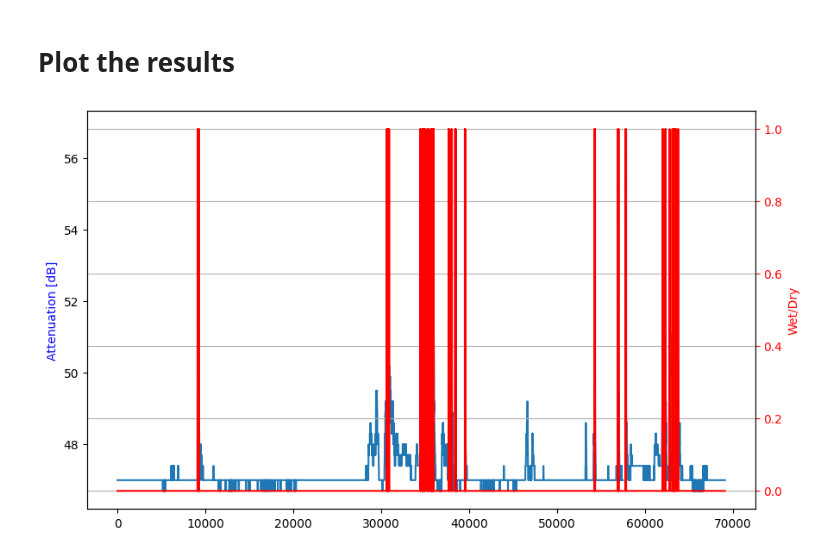
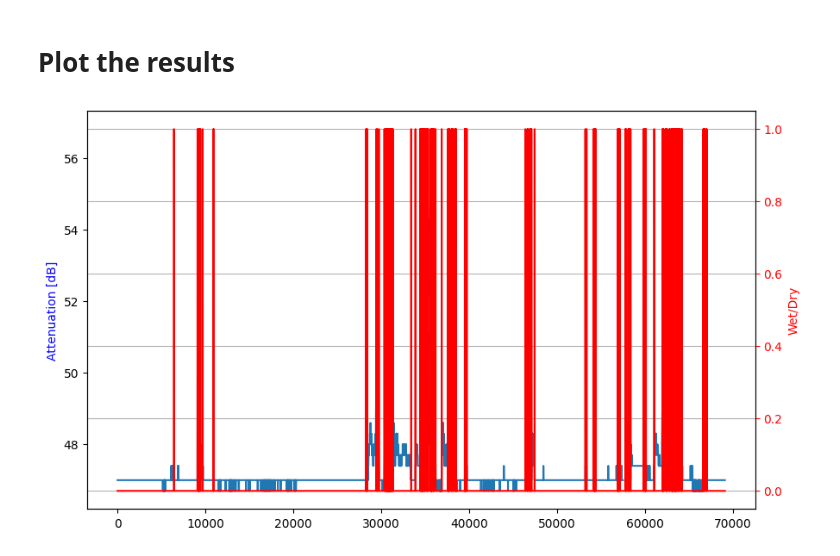
Before and after one commit to haihabi/bench-deep-cml, a Jupyter notebook: example.ipynb, the cells around one changed output. Cells and saved outputs as stored; diff of their text form; code cells hidden in the pictures.

```diff
--- a/example.ipynb
+++ b/example.ipynb
@@ -40,20 +40,21 @@ ds_cmls_wet_dry=wd_std(ds_cmls)
 # %% [markdown]
 # Plot the results
 # %%
-data_cml=ds_cmls_wet_dry.isel(sublink_id=0,cml_id=0)
-att=np.asarray(data_cml.tsl)-np.asarray(data_cml.rsl)
-wd=np.asarray(data_cml.wet_dry_detection)
+ds_wet_dry_selected=ds_cmls_wet_dry.isel(sublink_id=0,cml_id=0)
+ds_cml_selected=ds_cmls.isel(sublink_id=0,cml_id=0)
+att=np.asarray(ds_cml_selected.tsl)-np.asarray(ds_cml_selected.rsl)
+wd=np.asarray(ds_wet_dry_selected.wet_dry_detection)
 fig, ax1 = plt.subplots(figsize=(10, 6))
 
 ax1.plot(att)
 ax1.set_ylabel('Attenuation [dB]', color='b')
 # Create a second axes object that shares the same x-axis
 ax2 = ax1.twinx()
 ax2.tick_params('y', colors='r')
 
 ax2.plot(wd,color="red")
 ax2.set_ylabel('Wet/Dry', color='red')
 plt.grid()
 plt.show()
 # %% [output]
-[figure, old version]
+[figure, new version]
```
